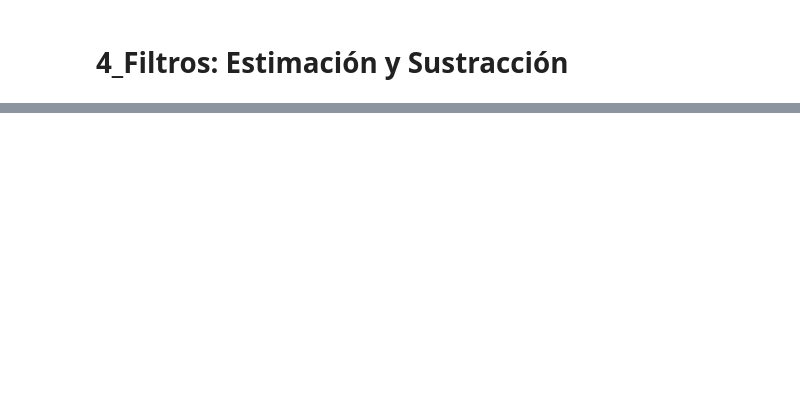
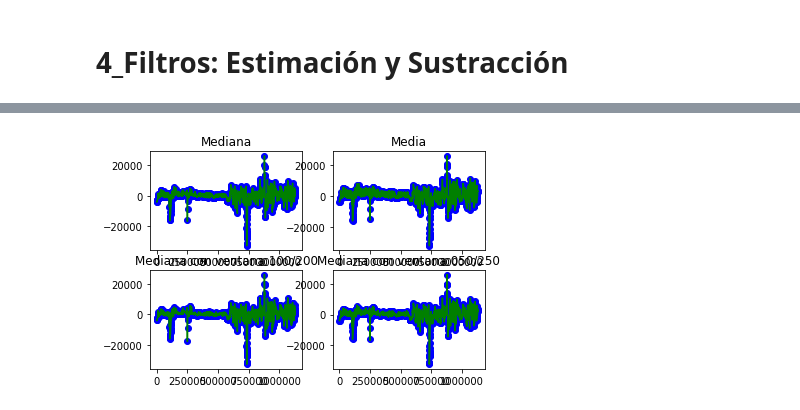
Before and after one commit to luciasucunza/git_proyecto_ecg, a Jupyter notebook: Filtros/4_Estimación Sustracción.ipynb, the cells around one changed output, grey strips where cells are left out. Drawn from its saved outputs; the diff is of its cells as text; code cells hidden in the pictures; blank space fills up the shorter version.

```diff
--- a/Filtros/4_Estimación Sustracción.ipynb
+++ b/Filtros/4_Estimación Sustracción.ipynb
@@ -371,0 +129,60 @@ plt.show()
+# %%
+#------ Interpolacion -------
+n_new       = np.arange( cant_muestras )
+
+ni                      = np.zeros( len(qrs_detections)+2)
+ni[0]                   = 0
+ni[1:1904]              = ( qrs_detections[:,0] - ventana_inf_ms + int((ventana_len_ms)/2) )
+ni[1904]                = cant_muestras
+
+median_aux              = np.zeros( len(qrs_detections)+2)
+median_aux[0]           = median[0]
+median_aux[1:1904]      = median
+median_aux[1904]        = median[1902]
+
+mean_aux                = np.zeros( len(qrs_detections)+2)
+mean_aux[0]             = mean[0]
+mean_aux[1:1904]        = mean
+mean_aux[1904]          = mean[1902]
+
+mean_vent_aux           = np.zeros( len(qrs_detections)+2)
+mean_vent_aux[0]        = mean_vent[0]
+mean_vent_aux[1:1904]   = mean_vent
+mean_vent_aux[1904]     = mean_vent[1902]
+
+mean_vent2_aux          = np.zeros( len(qrs_detections)+2)
+mean_vent2_aux[0]       = mean_vent2[0]
+mean_vent2_aux[1:1904]  = mean_vent2
+mean_vent2_aux[1904]    = mean_vent2[1902]
+
+
+f= interpol.interp1d( ni, median_aux,       kind='cubic')
+y_median        = f(n_new)
+
+f= interpol.interp1d( ni, mean_aux,         kind='cubic')
+y_mean          = f(n_new)
+
+f= interpol.interp1d( ni, mean_vent_aux,    kind='cubic')
+y_mean_vent     = f(n_new)
+
+f= interpol.interp1d( ni, mean_vent2_aux,   kind='cubic')
+y_mean_vent2    = f(n_new)
+
+
+#------ Ploteo Interpolacion -------
+plt.figure('Interpolacion de los parametros de cada ventana')
+plt.subplot(221)
+plt.title('Mediana')
+plt.plot( ni, median_aux,     'bo', n_new, y_median,     'g' )
+plt.subplot(222)
+plt.title('Media')
+plt.plot( ni, mean_aux,       'bo', n_new, y_mean,       'g' )
+plt.subplot(223)
+plt.title('Mediana con ventana 100/200')
+plt.plot( ni, mean_vent_aux,  'bo', n_new, y_mean_vent,  'g' )
+plt.subplot(224)
+plt.title('Mediana con ventana 050/250')
+plt.plot( ni, mean_vent2_aux, 'bo', n_new, y_mean_vent2, 'g' )
+plt.show()
+# %% [output]
+[figure, added]
```
Also changed, not shown: parts of 14 cells of this notebook, 22 other files.
